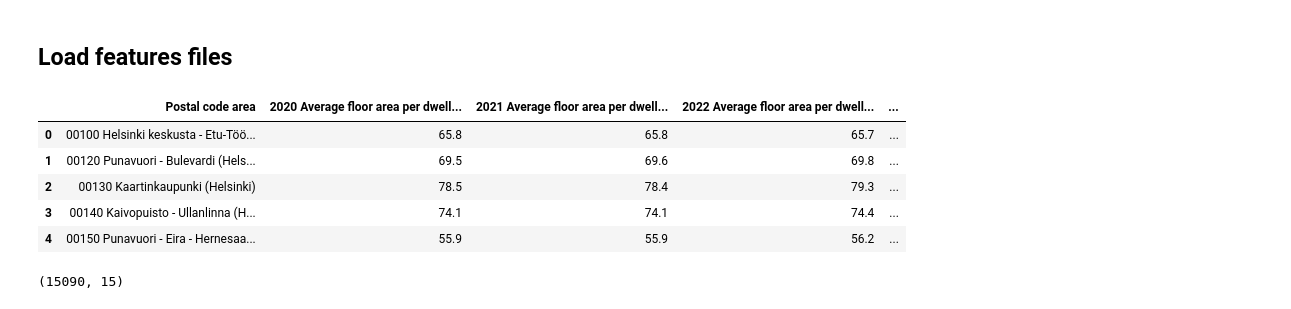
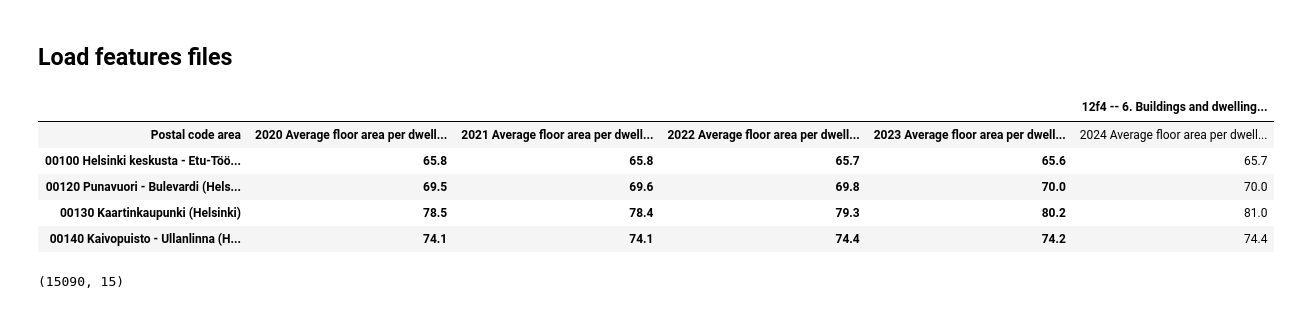
Before and after one commit to Amila-codes/housing-affordability-fi, a Jupyter notebook: notebooks/Capstone.ipynb, the cells around one changed output. Saved outputs shown, nothing was run; the diff lists cells and outputs as text; code cells hidden in the pictures.

```diff
--- a/notebooks/Capstone.ipynb
+++ b/notebooks/Capstone.ipynb
@@ -78,15 +196,16 @@ df.head()
 # %% [markdown]
 ## Load features files
 # %%
-df_f_test = pd.read_csv('../data/raw/average_floor_area_per_dwelling_2020_2024.csv', skiprows=1)
+# Load 1 dataset to check its structure
+df_f_test = pd.read_csv('../data/raw/average_floor_area_per_dwelling_2020_2024.csv')
 df_f_test.head()
 # %% [output]
-|  | Postal code area | 2020 Average floor area per dwell... | 2021 Average floor area per dwell... | 2022 Average floor area per dwell... | ... |
-| 0 | 00100 Helsinki keskusta - Etu-Töö... | 65.8 | 65.8 | 65.7 | ... |
-| 1 | 00120 Punavuori - Bulevardi (Hels... | 69.5 | 69.6 | 69.8 | ... |
-| 2 | 00130 Kaartinkaupunki (Helsinki) | 78.5 | 78.4 | 79.3 | ... |
-| 3 | 00140 Kaivopuisto - Ullanlinna (H... | 74.1 | 74.1 | 74.4 | ... |
-| 4 | 00150 Punavuori - Eira - Hernesaa... | 55.9 | 55.9 | 56.2 | ... |
+|  |  |  |  |  | 12f4 -- 6. Buildings and dwelling... |
+| Postal code area | 2020 Average floor area per dwell... | 2021 Average floor area per dwell... | 2022 Average floor area per dwell... | 2023 Average floor area per dwell... | 2024 Average floor area per dwell... |
+| 00100 Helsinki keskusta - Etu-Töö... | 65.8 | 65.8 | 65.7 | 65.6 | 65.7 |
+| 00120 Punavuori - Bulevardi (Hels... | 69.5 | 69.6 | 69.8 | 70.0 | 70.0 |
+| 00130 Kaartinkaupunki (Helsinki) | 78.5 | 78.4 | 79.3 | 80.2 | 81.0 |
+| 00140 Kaivopuisto - Ullanlinna (H... | 74.1 | 74.1 | 74.4 | 74.2 | 74.4 |
 # %%
 paavo_files = {
     "population":        "../data/raw/population_structure_2020_2024.csv",
```
Also changed, not shown: parts of 23 cells of this notebook, 1 other file.
